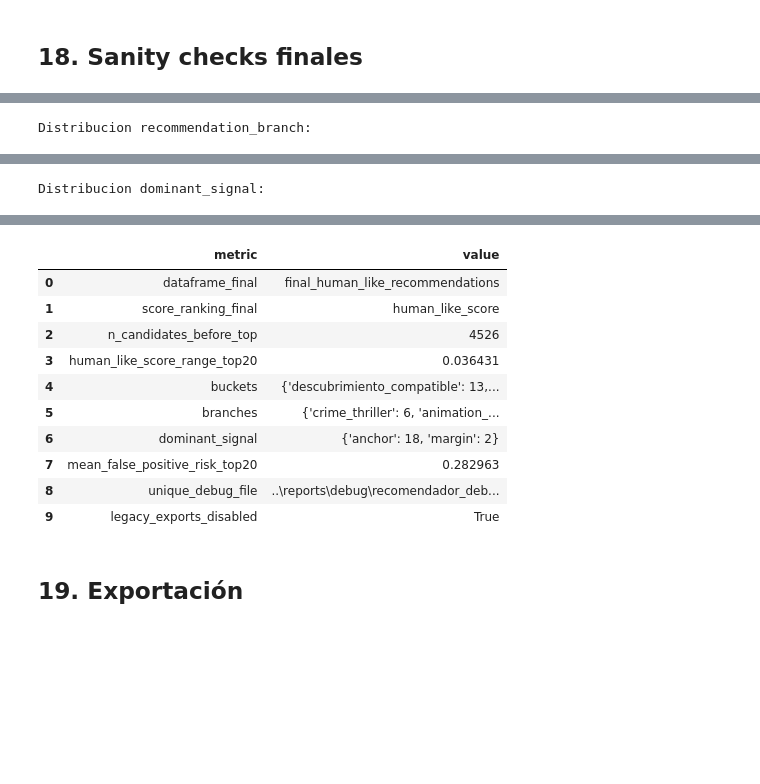
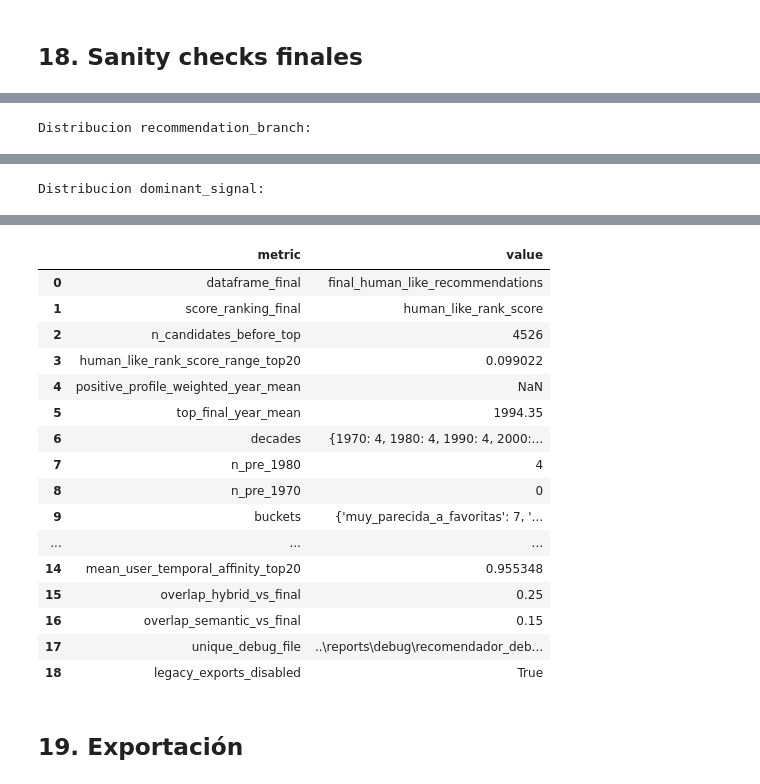
Before and after one commit to alexonazo/TFG, a Jupyter notebook: notebooks/08_recomendador_hibrido_final.ipynb, the cells around one changed output, grey strips where cells are left out. Drawn from its saved outputs; the diff is of its cells as text; code cells hidden in the pictures; blank space fills up the shorter version.

```diff
--- a/notebooks/08_recomendador_hibrido_final.ipynb
+++ b/notebooks/08_recomendador_hibrido_final.ipynb
@@ -4980,6 +5239,10 @@ already_rated = recommendations["movieId"].isin(rated_movie_ids).sum()
 mean_rating_top = recommendations["rating_mean"].mean()
 mean_count_top = recommendations["rating_count"].mean()
 distinct_main_genres = recommendations["main_genre"].nunique()
+positive_year_mean = _weighted_year_mean(liked_movies) if "liked_movies" in globals() else np.nan
+top_year_mean = float(pd.to_numeric(recommendations["year"], errors="coerce").mean()) if "year" in recommendations.columns else np.nan
+pre_1980_count = int((pd.to_numeric(recommendations["year"], errors="coerce") < 1980).sum()) if "year" in recommendations.columns else 0
+pre_1970_count = int((pd.to_numeric(recommendations["year"], errors="coerce") < 1970).sum()) if "year" in recommendations.columns else 0
 
 print(f"Numero de recomendaciones: {n_recommendations}")
 print(f"Ya vistas: {already_watched}")
@@ -4987,17 +5250,25 @@ print(f"Ya valoradas: {already_rated}")
 print(f"rating_mean medio top 20: {mean_rating_top:.3f}")
 print(f"rating_count medio top 20: {mean_count_top:.1f}")
 print(f"Generos principales distintos: {distinct_main_genres}")
+print(f"Media de año perfil positivo ponderado: {positive_year_mean:.1f}" if pd.notna(positive_year_mean) else "Media de año perfil positivo ponderado: no disponible")
+print(f"Media de año top final: {top_year_mean:.1f}" if pd.notna(top_year_mean) else "Media de año top final: no disponible")
+print(f"Peliculas pre-1980: {pre_1980_count}")
+print(f"Peliculas pre-1970: {pre_1970_count}")
 
 for column in [
     "hybrid_score",
-    "human_like_raw_score",
+    "base_model_evidence_score",
+    "human_like_v3_raw_score",
+    "human_like_rank_score",
     "human_like_score",
     "positive_affinity_score",
     "negative_affinity_score",
     "preference_margin_score",
     "anchor_match_score",
     "anchor_specificity_score",
-    "generic_semantic_penalty",
+    "user_temporal_affinity_score",
+    "temporal_mismatch_penalty",
+    "rerank_jump_penalty",
     "false_positive_risk",
     "semantic_relevance_adjusted_score",
     "item_item_collab_score",
@@ -5011,6 +5282,10 @@ print("Distribucion recommendation_branch:")
 display(recommendations["recommendation_branch"].value_counts(dropna=False))
 print("Distribucion dominant_signal:")
 display(recommendations["dominant_signal"].value_counts(dropna=False))
+print("Distribucion anchor_confidence:")
+display(recommendations["anchor_confidence"].value_counts(dropna=False))
+print("Distribucion por decada:")
+display(recommendations["decade"].value_counts(dropna=False).sort_index() if "decade" in recommendations.columns else pd.Series(dtype=int))
 
 quality_warnings = []
 
@@ -5018,24 +5293,49 @@ def _max_share(column):
     counts = recommendations[column].value_counts(dropna=False) if column in recommendations.columns else pd.Series(dtype=int)
     return float(counts.max() / len(recommendations)) if len(recommendations) and not counts.empty else 0.0
 
+def _old_strong_mask(df):
+    return (
+        (df.get("anchor_confidence", pd.Series("", index=df.index)) == "alto")
+        | (
+            (df.get("preference_margin_score", pd.Series(0.0, index=df.index)) >= 0.70)
+            & (df.get("false_positive_risk", pd.Series(1.0, index=df.index)) <= 0.40)
+            & (df.get("user_temporal_affinity_score", pd.Series(0.0, index=df.index)) >= 0.45)
+        )
+    )
+
+if "human_like_rank_score" in recommendations.columns and (recommendations["human_like_rank_score"].max() - recommendations["human_like_rank_score"].min()) < 0.15:
+    quality_warnings.append("human_like_rank_score del top 20 tiene rango menor a 0.15.")
 if _max_share("dominant_signal") > 0.75:
     quality_warnings.append("dominant_signal concentra mas del 75% en una sola categoria.")
+if "anchor_confidence" in recommendations.columns and (recommendations["anchor_confidence"] == "alto").mean() > 0.70:
+    quality_warnings.append("anchor_confidence alto supera el 70% del top.")
 if _max_share("recommendation_bucket") > 0.70:
     quality_warnings.append("recommendation_bucket concentra mas del 70% en una sola categoria.")
-if "human_like_score" in recommendations.columns and (recommendations["human_like_score"].max() - recommendations["human_like_score"].min()) < 0.20:
-    quality_warnings.append("human_like_score del top 20 tiene rango menor a 0.20.")
-if "false_positive_risk" in recommendations.columns and recommendations["false_positive_risk"].mean() > 0.50:
-    quality_warnings.append("false_positive_risk medio del top 20 supera 0.50.")
 if "recommendation_branch" in recommendations.columns and recommendations["recommendation_branch"].value_counts().max() > 6:
     quality_warnings.append("Hay mas de 6 peliculas de la misma rama.")
 if "main_genre" in recommendations.columns and recommendations["main_genre"].value_counts().max() > 8:
     quality_warnings.append("Hay mas de 8 peliculas del mismo genero principal.")
+if "year" in recommendations.columns:
+    old_mask = pd.to_numeric(recommendations["year"], errors="coerce") < 1980
+    very_old_mask = pd.to_numeric(recommendations["year"], errors="coerce") < 1970
+    if int((old_mask & ~_old_strong_mask(recommendations)).sum()) > 5:
+        quality_warnings.append("Hay mas de 5 peliculas pre-1980 sin justificacion fuerte.")
+    if int((very_old_mask & ~_old_strong_mask(recommendations)).sum()) > 3:
+        quality_warnings.append("Hay mas de 3 peliculas pre-1970 sin justificacion fuerte.")
+if pd.notna(positive_year_mean) and pd.notna(top_year_mean) and abs(top_year_mean - positive_year_mean) > 18:
+    quality_warnings.append("La media de año del top final se aleja demasiado del perfil positivo.")
+if "false_positive_risk" in recommendations.columns and recommendations["false_positive_risk"].mean() > 0.50:
+    quality_warnings.append("false_positive_risk medio del top 20 supera 0.50.")
 if "false_positive_risk" in recommendations.columns and (recommendations["false_positive_risk"] > 0.70).any():
     quality_warnings.append("Hay peliculas con false_positive_risk > 0.70 en el top.")
 if "anchor_specificity_score" in recommendations.columns and (recommendations["anchor_specificity_score"] < 0.40).mean() > 0.50:
     quality_warnings.append("Mas del 50% del top tiene anchor_specificity_score bajo.")
 if "preference_margin_score" in recommendations.columns and (recommendations["preference_margin_score"] < 0.45).mean() > 0.30:
     quality_warnings.append("Mas del 30% del top tiene preference_margin_score bajo.")
+if "previous_hybrid_rank" in recommendations.columns and ((recommendations["previous_hybrid_rank"] > 800) & ~_old_strong_mask(recommendations)).mean() > 0.30:
+    quality_warnings.append("Mas del 30% del top tiene previous_hybrid_rank > 800 sin justificacion fuerte.")
+if "base_model_evidence_score" in recommendations.columns and (recommendations["base_model_evidence_score"] < 0.40).mean() > 0.40:
+    quality_warnings.append("Mas del 40% del top entra con base_model_evidence_score bajo.")
 
 for message in quality_warnings:
     warnings.warn(message)
@@ -5045,13 +5345,22 @@ if not quality_warnings:
 
 summary_execution = {
     "dataframe_final": "final_human_like_recommendations",
-    "score_ranking_final": "human_like_score",
+    "score_ranking_final": "human_like_rank_score",
     "n_candidates_before_top": int(len(candidates_scored)) if "candidates_scored" in globals() else np.nan,
-    "human_like_score_range_top20": float(recommendations["human_like_score"].max() - recommendations["human_like_score"].min()) if "human_like_score" in recommendations.columns else np.nan,
+    "human_like_rank_score_range_top20": float(recommendations["human_like_rank_score"].max() - recommendations["human_like_rank_score"].min()) if "human_like_rank_score" in recommendations.columns else np.nan,
+    "positive_profile_weighted_year_mean": positive_year_mean,
+    "top_final_year_mean": top_year_mean,
+    "decades": recommendations["decade"].value_counts(dropna=False).sort_index().to_dict() if "decade" in recommendations.columns else {},
+    "n_pre_1980": pre_1980_count,
+    "n_pre_1970": pre_1970_count,
     "buckets": recommendations["recommendation_bucket"].value_counts().to_dict() if "recommendation_bucket" in recommendations.columns else {},
     "branches": recommendations["recommendation_branch"].value_counts().to_dict() if "recommendation_branch" in recommendations.columns else {},
     "dominant_signal": recommendations["dominant_signal"].value_counts().to_dict() if "dominant_signal" in recommendations.columns else {},
+    "anchor_confidence": recommendations["anchor_confidence"].value_counts().to_dict() if "anchor_confidence" in recommendations.columns else {},
     "mean_false_positive_risk_top20": float(recommendations["false_positive_risk"].mean()) if "false_positive_risk" in recommendations.columns else np.nan,
+    "mean_user_temporal_affinity_top20": float(recommendations["user_temporal_affinity_score"].mean()) if "user_temporal_affinity_score" in recommendations.columns else np.nan,
+    "overlap_hybrid_vs_final": human_like_ranking_overlap_top20 if "human_like_ranking_overlap_top20" in globals() else np.nan,
+    "overlap_semantic_vs_final": semantic_human_like_overlap_top20 if "semantic_human_like_overlap_top20" in globals() else np.nan,
     "unique_debug_file": str(REPORTS_DEBUG / "recomendador_debug_snapshot.csv"),
     "legacy_exports_disabled": not EXPORT_FULL_RESULTS,
 }
@@ -5100,14 +5422,20 @@ Name: count, dtype: int64
 |  | metric | value |
 | 0 | dataframe_final | final_human_like_recommendations |
-| 1 | score_ranking_final | human_like_score |
+| 1 | score_ranking_final | human_like_rank_score |
 | 2 | n_candidates_before_top | 4526 |
-| 3 | human_like_score_range_top20 | 0.036431 |
-| 4 | buckets | {'descubrimiento_compatible': 13,... |
-| 5 | branches | {'crime_thriller': 6, 'animation_... |
-| 6 | dominant_signal | {'anchor': 18, 'margin': 2} |
-| 7 | mean_false_positive_risk_top20 | 0.282963 |
-| 8 | unique_debug_file | ..\reports\debug\recomendador_deb... |
-| 9 | legacy_exports_disabled | True |
+| 3 | human_like_rank_score_range_top20 | 0.099022 |
+| 4 | positive_profile_weighted_year_mean | NaN |
+| 5 | top_final_year_mean | 1994.35 |
+| 6 | decades | {1970: 4, 1980: 4, 1990: 4, 2000:... |
+| 7 | n_pre_1980 | 4 |
+| 8 | n_pre_1970 | 0 |
+| 9 | buckets | {'muy_parecida_a_favoritas': 7, '... |
+| ... | ... | ... |
+| 14 | mean_user_temporal_affinity_top20 | 0.955348 |
+| 15 | overlap_hybrid_vs_final | 0.25 |
+| 16 | overlap_semantic_vs_final | 0.15 |
+| 17 | unique_debug_file | ..\reports\debug\recomendador_deb... |
+| 18 | legacy_exports_disabled | True |
 # %% [markdown]
 ## 19. Exportación
 # %%
```
Also changed, not shown: parts of 5 cells of this notebook, 1 other file.
